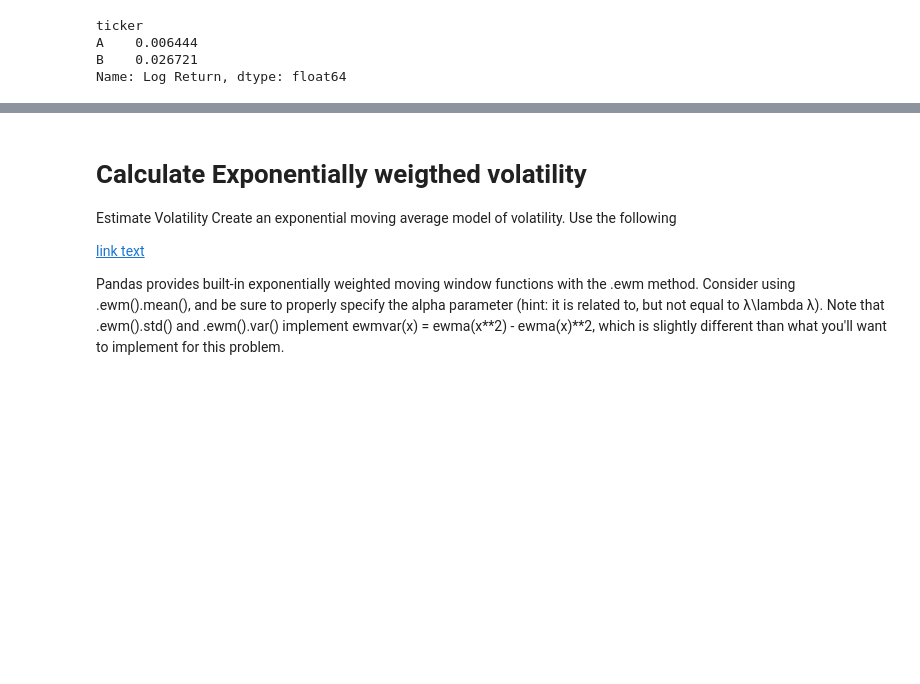
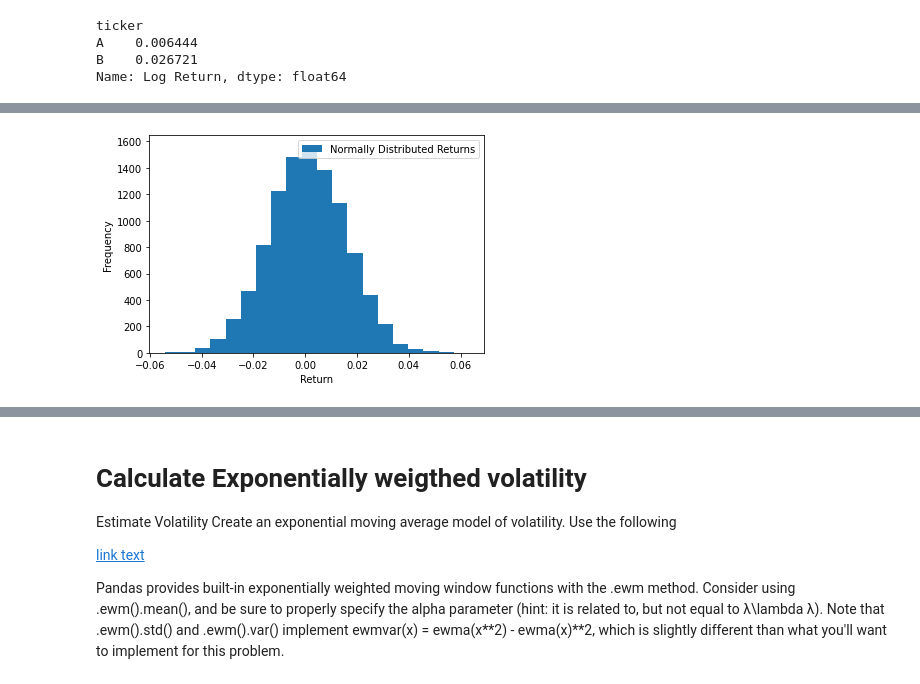
Before and after one commit to PeterSlakhorst/colab_jupyter, a Jupyter notebook: returns.ipynb, the cells around one changed output, grey strips where cells are left out. Drawn from its saved outputs; the diff is of its cells as text; code cells hidden in the pictures; blank space fills up the shorter version.

```diff
--- a/returns.ipynb
+++ b/returns.ipynb
@@ -85,0 +114,8 @@ Name: Log Return, dtype: float64
+# %%
+
+plt.hist(np.random.normal(np.mean(R), np.std(R), 10000), bins=20)
+plt.xlabel('Return')
+plt.ylabel('Frequency')
+plt.legend(['Normally Distributed Returns']);
+# %% [output]
+[figure, added]
```
Also changed, not shown: parts of 7 cells of this notebook.
